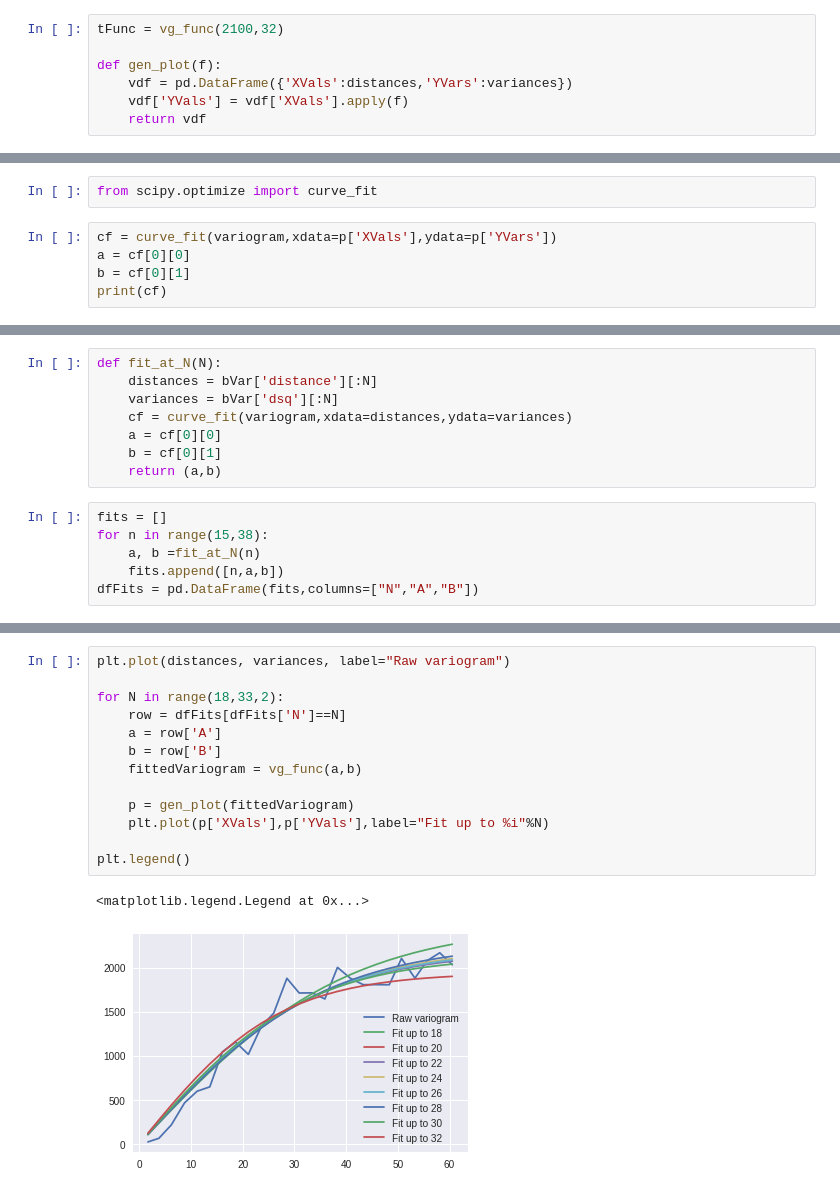
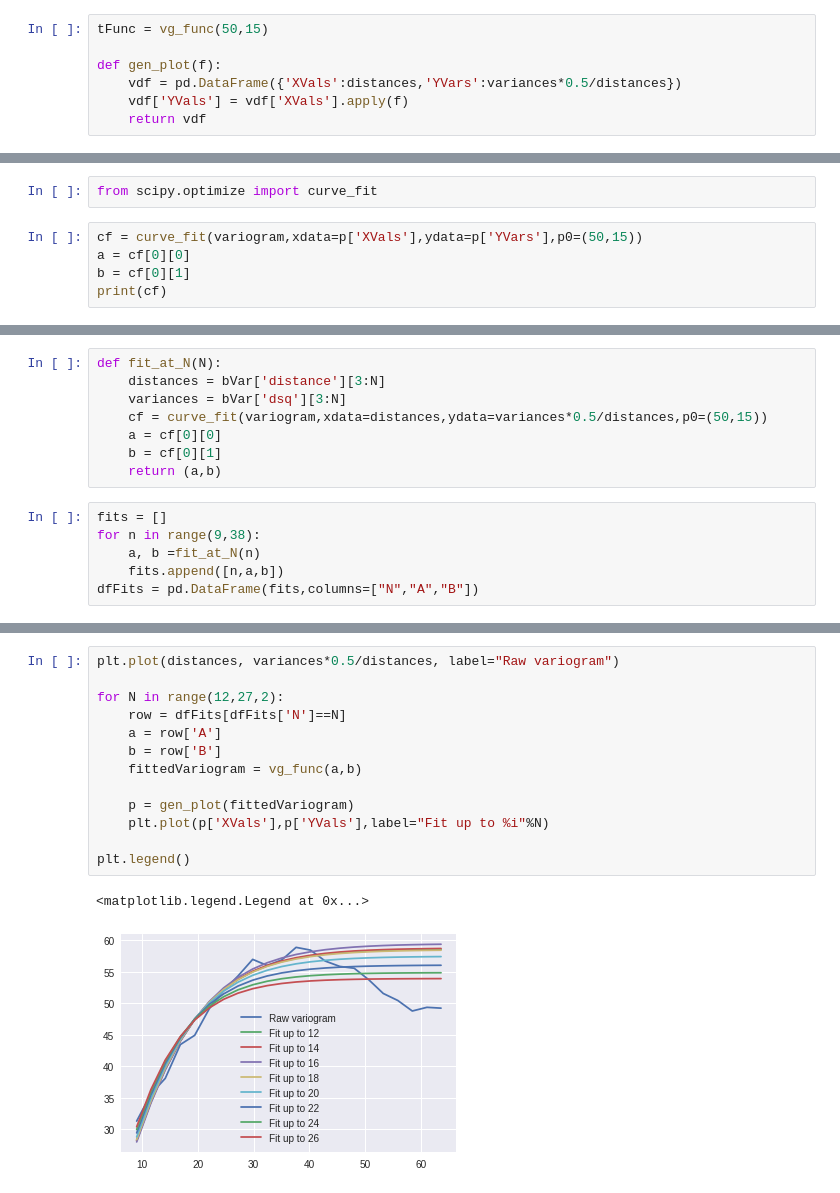
Before and after one commit to GibbsConsulting/ds-collateral, a Jupyter notebook: notebooks/SpatialVariogram.ipynb, the cells around one changed output, grey strips where cells are left out. Saved outputs shown, nothing was run; the diff lists cells and outputs as text.

Commit message:
First cut of spatial variogram working paper

```diff
--- a/notebooks/SpatialVariogram.ipynb
+++ b/notebooks/SpatialVariogram.ipynb
@@ -140,10 +159,10 @@ def vg_func(a,b):
         return variogram(d,a=a,b=b)
     return this_variogram
 # %%
-tFunc = vg_func(2100,32)
+tFunc = vg_func(50,15)
 
 def gen_plot(f):
-    vdf = pd.DataFrame({'XVals':distances,'YVars':variances})
+    vdf = pd.DataFrame({'XVals':distances,'YVars':variances*0.5/distances})
     vdf['YVals'] = vdf['XVals'].apply(f)
     return vdf
 # %%
@@ -166,7 +186,7 @@ p.describe()
 # %%
 from scipy.optimize import curve_fit
 # %%
-cf = curve_fit(variogram,xdata=p['XVals'],ydata=p['YVars'])
+cf = curve_fit(variogram,xdata=p['XVals'],ydata=p['YVars'],p0=(50,15))
 a = cf[0][0]
 b = cf[0][1]
 print(cf)
@@ -195,14 +217,14 @@ p.describe()
 # %%
 def fit_at_N(N):
-    distances = bVar['distance'][:N]
-    variances = bVar['dsq'][:N]
-    cf = curve_fit(variogram,xdata=distances,ydata=variances)
+    distances = bVar['distance'][3:N]
+    variances = bVar['dsq'][3:N]
+    cf = curve_fit(variogram,xdata=distances,ydata=variances*0.5/distances,p0=(50,15))
     a = cf[0][0]
     b = cf[0][1]
     return (a,b)
 # %%
 fits = []
-for n in range(15,38):
+for n in range(9,38):
     a, b =fit_at_N(n)
     fits.append([n,a,b])
 dfFits = pd.DataFrame(fits,columns=["N","A","B"])
@@ -217,16 +239,16 @@ axes[1].plot(dfFits['N'],dfFits['B'])
 # %%
-plt.plot(distances, variances, label="Raw variogram")
+plt.plot(distances, variances*0.5/distances, label="Raw variogram")
 
-for N in range(18,33,2):
+for N in range(12,27,2):
     row = dfFits[dfFits['N']==N]
     a = row['A']
     b = row['B']
     fittedVariogram = vg_func(a,b)
 
     p = gen_plot(fittedVariogram)
     plt.plot(p['XVals'],p['YVals'],label="Fit up to %i"%N)
 
 plt.legend()
 # %% [output]
 <matplotlib.legend.Legend at 0x...>
-[figure, old version]
+[figure, new version]
```
Also changed, not shown: parts of 26 cells of this notebook.
